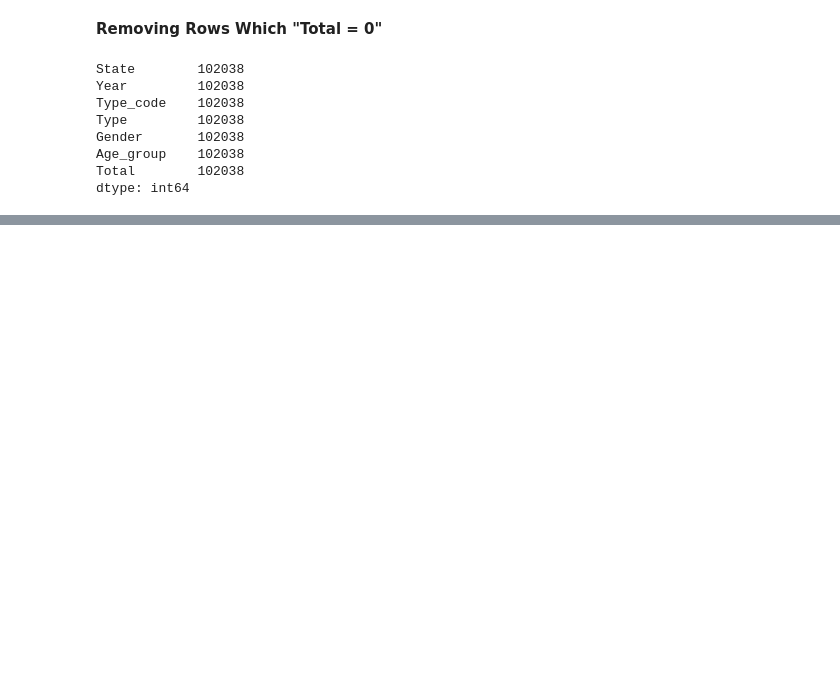
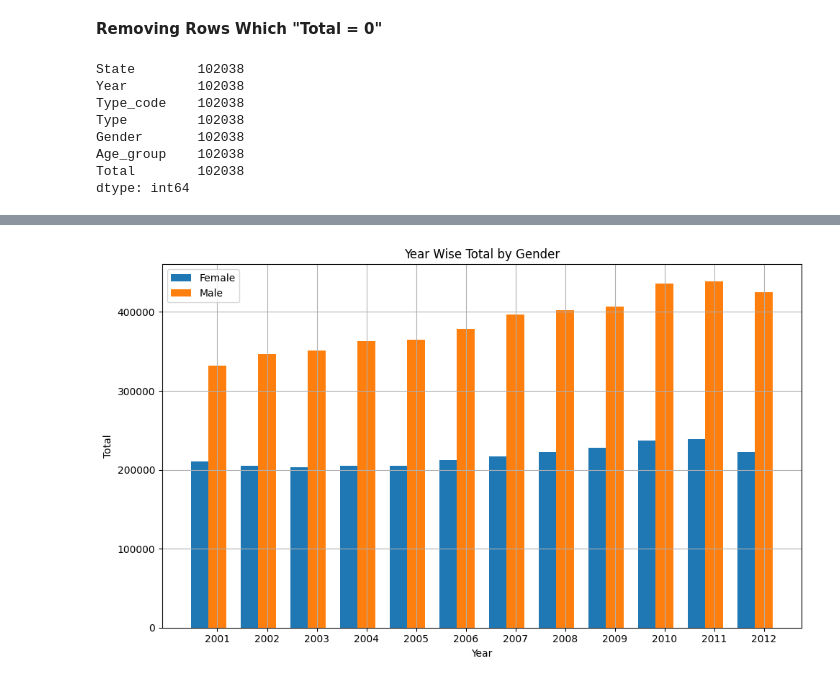
Before and after one commit to Udhay2898/Suicides-Analysis-in-India, a Jupyter notebook: Suicides Analysis.ipynb, the cells around one changed output, grey strips where cells are left out. Saved outputs shown, nothing was run; the diff lists cells and outputs as text; code cells hidden in the pictures; blank space fills up the shorter version.

```diff
--- a/Suicides Analysis.ipynb
+++ b/Suicides Analysis.ipynb
@@ -212,0 +312,25 @@ dtype: int64
+# %%
+grouped_data_1 = df.groupby(['Year', 'Gender']).agg({'Total': 'sum'}).reset_index()
+
+pivot_data_1 = grouped_data_1.pivot(index='Year', columns='Gender', values='Total')
+# %%
+bar_width = 0.35
+index = range(len(pivot_data_1.index))
+
+fig, ax = plt.subplots(figsize=(10, 6))
+
+for i, gender in enumerate(pivot_data_1.columns):
+    plt.bar([x + i * bar_width for x in index], pivot_data_1[gender], bar_width, label=gender)
+
+plt.xlabel('Year')
+plt.ylabel('Total')
+plt.title('Year Wise Total by Gender')
+plt.xticks([x+bar_width for x in index], pivot_data_1.index,rotation = 0)
+
+plt.grid(True)
+plt.legend()
+
+plt.tight_layout()
+plt.show()
+# %% [output]
+[figure, added]
```
Also changed, not shown: parts of 18 cells of this notebook.
